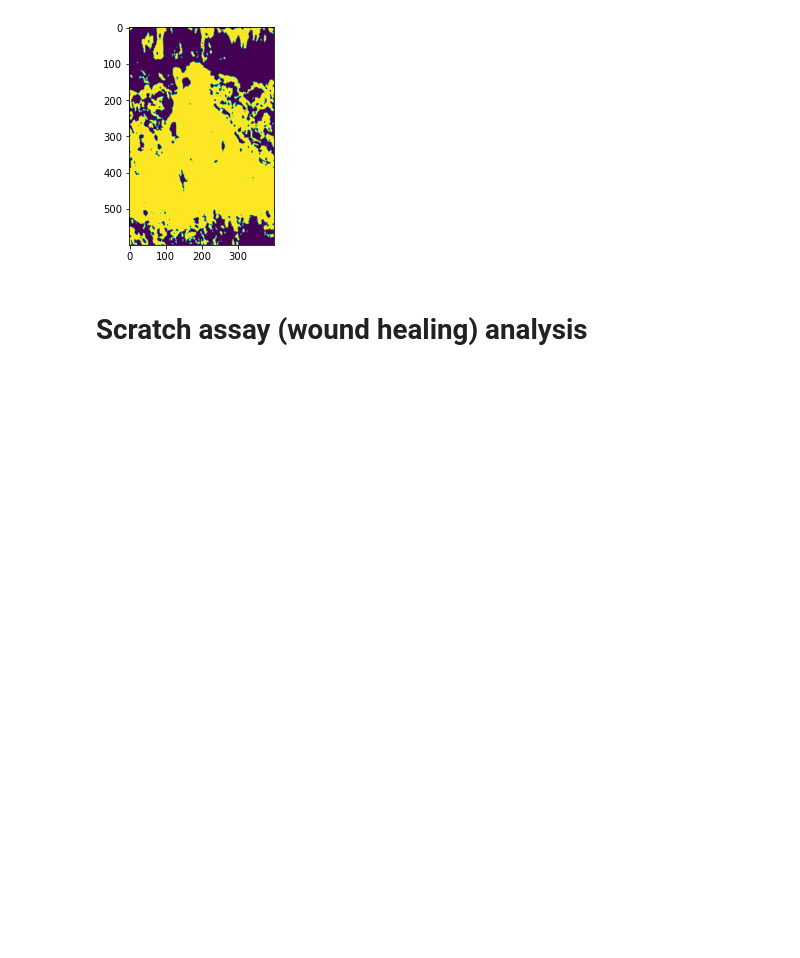
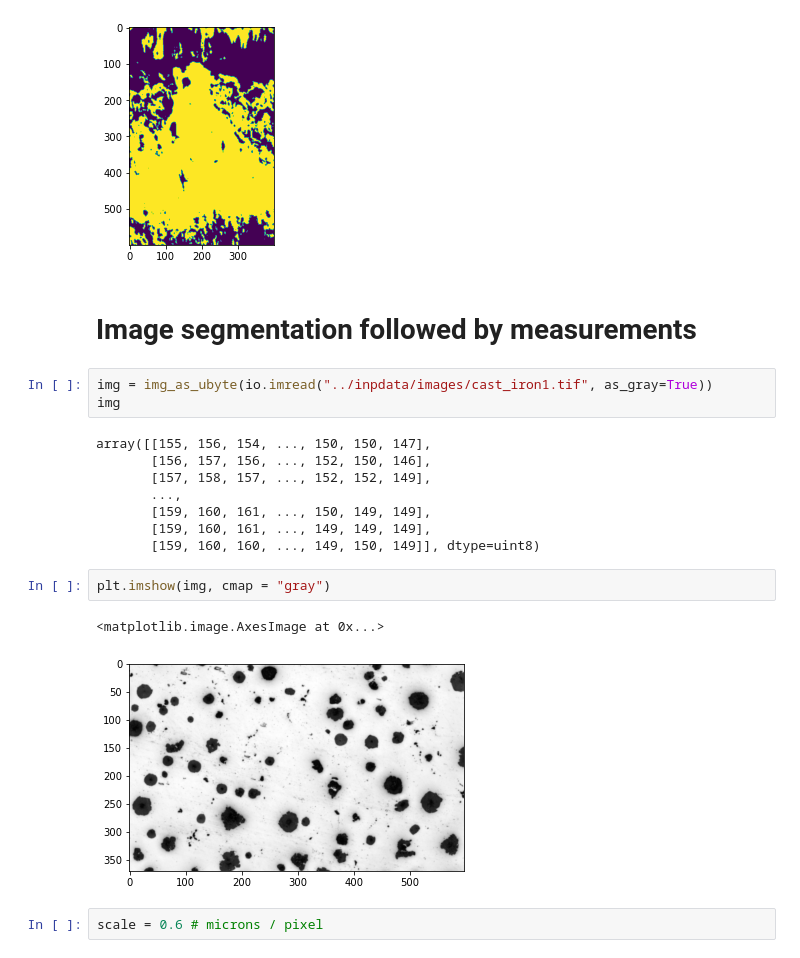
Before and after one commit to vdsukhov/cv-python-learning, a Jupyter notebook: methods/012_segmentation.ipynb, the cells around one changed output. Drawn from its saved outputs; the diff is of its cells as text; blank space fills up the shorter version.

Commit message:
Passed episodes about classic segmentation methods

```diff
--- a/methods/012_segmentation.ipynb
+++ b/methods/012_segmentation.ipynb
@@ -52,5 +55,23 @@ plt.imshow(np.digitize(entropy_img, bins=[thresh]))
 # %% [output]
 <matplotlib.image.AxesImage at 0x...>
 [figure]
-# %% [markdown]
-# Scratch assay (wound healing) analysis
+# %% [markdown]
+# Image segmentation followed by measurements
+# %%
+img = img_as_ubyte(io.imread("../inpdata/images/cast_iron1.tif", as_gray=True))
+img
+# %% [output]
+array([[155, 156, 154, ..., 150, 150, 147],
+       [156, 157, 156, ..., 152, 150, 146],
+       [157, 158, 157, ..., 152, 152, 149],
+       ...,
+       [159, 160, 161, ..., 150, 149, 149],
+       [159, 160, 161, ..., 149, 149, 149],
+       [159, 160, 160, ..., 149, 150, 149]], dtype=uint8)
+# %%
+plt.imshow(img, cmap = "gray")
+# %% [output]
+<matplotlib.image.AxesImage at 0x...>
+[figure, added]
+# %%
+scale = 0.6 # microns / pixel
```
Also changed, not shown: parts of 32 cells of this notebook, 1 other file.
